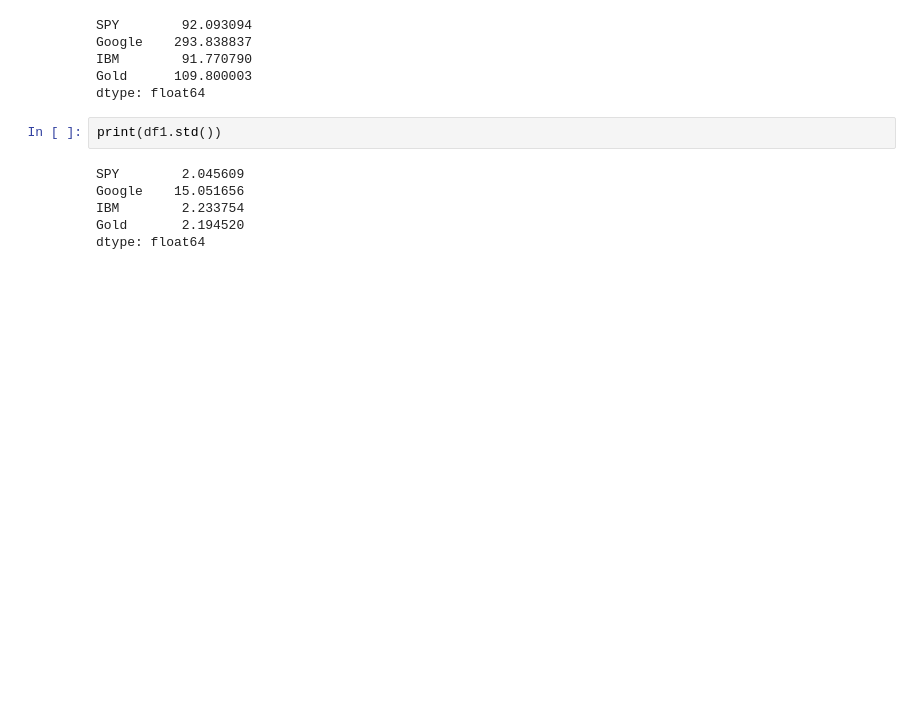
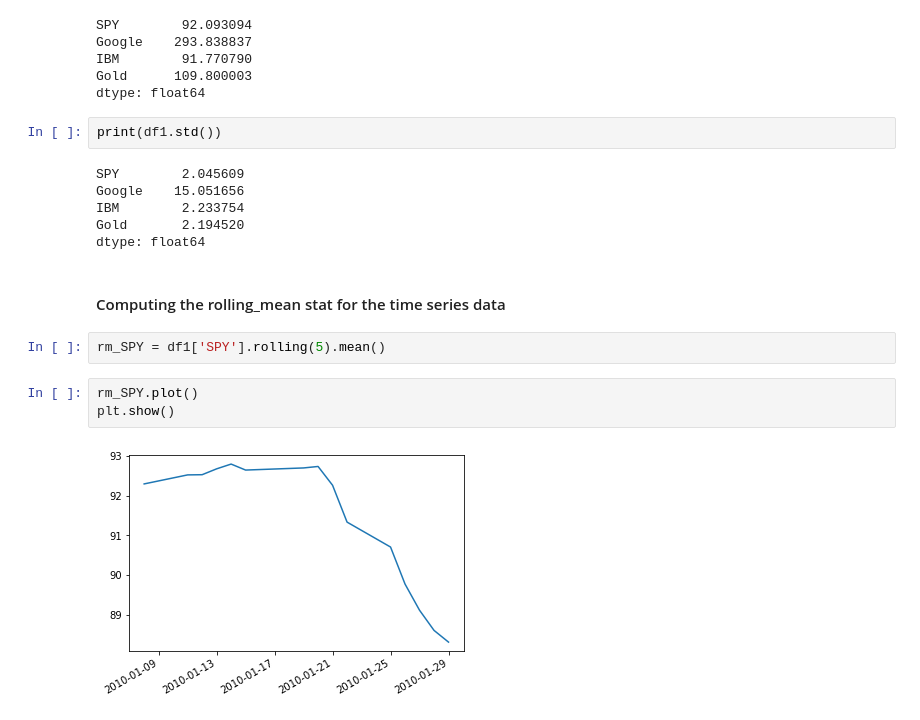
Before and after one commit to goldenglorys/ml-for-trading, a Jupyter notebook: ml_for_trading_2(creating dataframe to join multiple market giant i.e SPY-IBM-AAPL-GOOGL-GLD ETF).ipynb, the cells around one changed output. Cells and saved outputs as stored; diff of their text form; blank space fills up the shorter version.

Commit message:
rolling mean stat calculation feature added

```diff
--- a/ml_for_trading_2(creating dataframe to join multiple market giant i.e SPY-IBM-AAPL-GOOGL-GLD ETF).ipynb
+++ b/ml_for_trading_2(creating dataframe to join multiple market giant i.e SPY-IBM-AAPL-GOOGL-GLD ETF).ipynb
@@ -134,3 +132,12 @@ Google    15.051656
 IBM        2.233754
 Gold       2.194520
 dtype: float64
+# %% [markdown]
+#### Computing the rolling_mean stat for the time series data
+# %%
+rm_SPY = df1['SPY'].rolling(5).mean()
+# %%
+rm_SPY.plot()
+plt.show()
+# %% [output]
+[figure, added]
```
Also changed, not shown: parts of 1 cell of this notebook.
